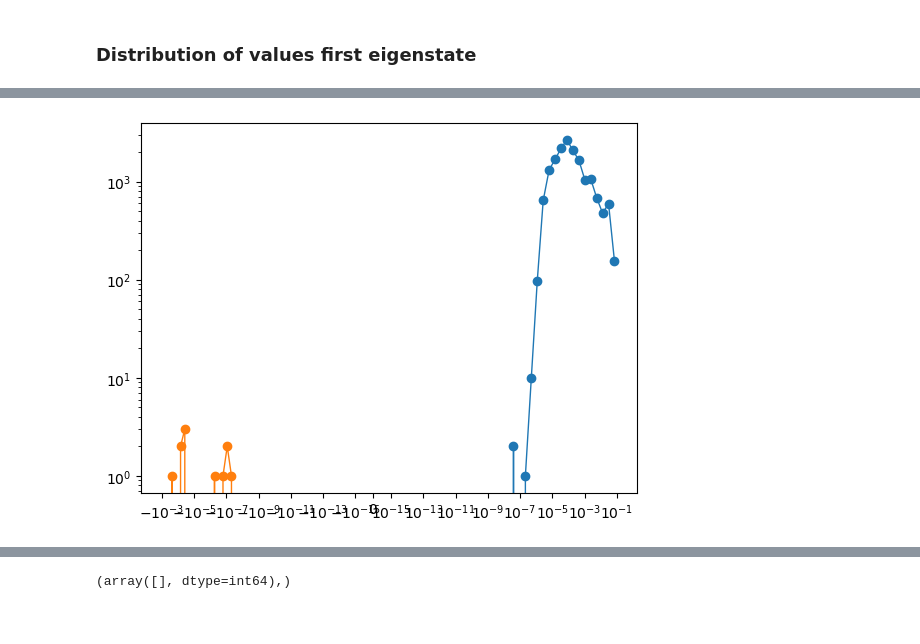
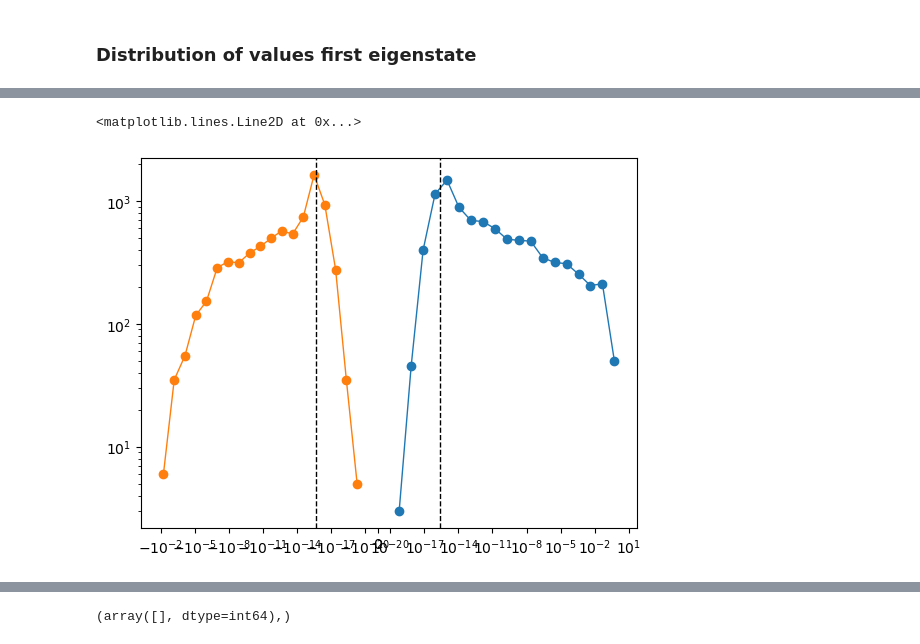
Before and after one commit to giulioiannelli/lrgsglib-public, a Jupyter notebook: ipynb/dev_tool_ResolutionLimit.ipynb, the cells around one changed output, grey strips where cells are left out. Cells and saved outputs as stored; diff of their text form; code cells hidden in the pictures.

```diff
--- a/ipynb/dev_tool_ResolutionLimit.ipynb
+++ b/ipynb/dev_tool_ResolutionLimit.ipynb
@@ -111,4 +122,4 @@ plt.xscale('log')
 # %%
-l = Lattice2D(128, pflip=0.013)
+l = Lattice2D(128, pflip=0.1, geo='squared')
 l.flip_random_fract_edges()
-l.compute_k_eigvV()
+l.compute_k_eigvV(MODE_dynspec='numpy')
@@ -115,9 +132,11 @@ l.compute_k_eigvV()
 # %%
 outp, outm = symlog_binning(flip_to_positive_majority(l.eigV[0].flatten()))
 plt.plot(outp[0], outp[1], marker='o', lw=1)
 plt.plot(outm[0], outm[1], marker='o', lw=1)
-plt.xscale('symlog', linthresh=1e-15)
+plt.xscale('symlog', linthresh=1e-20)
 plt.yscale('log')
-# plt.xlim(-1.5, 1)
+plt.axvline(np.finfo(np.float64).eps, color='k', linestyle='--', lw=1)
+plt.axvline(-np.finfo(np.float64).eps, color='k', linestyle='--', lw=1)
 # %% [output]
+<matplotlib.lines.Line2D at 0x...>
-[figure, old version]
+[figure, new version]
```
Also changed, not shown: parts of 7 cells of this notebook, 3 other files.
